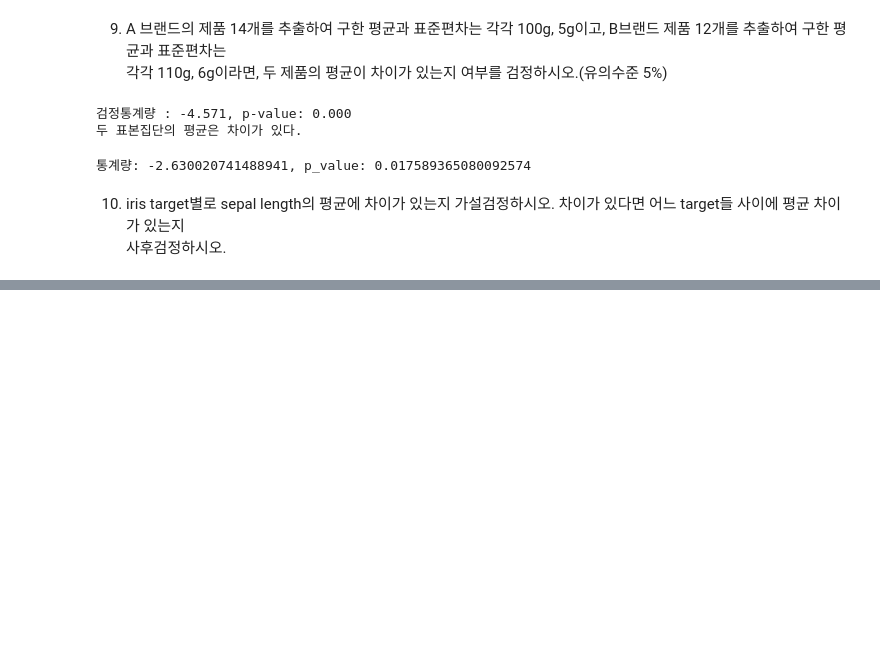
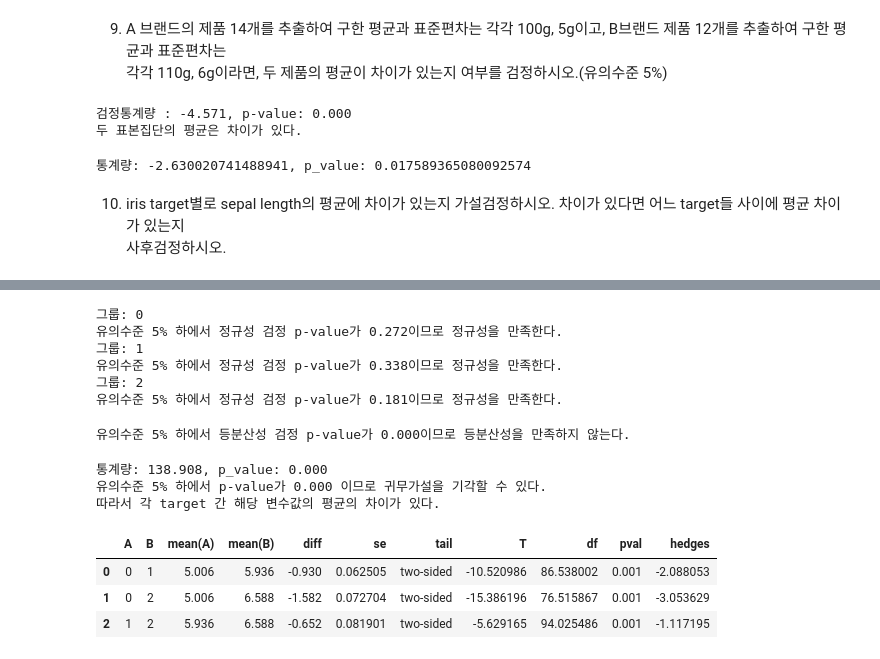
Before and after one commit to qiwerr1004/ADP_go, a Jupyter notebook: final/book/CHAP5.가설검정.ipynb, the cells around one changed output, grey strips where cells are left out. Drawn from its saved outputs; the diff is of its cells as text; code cells hidden in the pictures; blank space fills up the shorter version.

```diff
--- a/final/book/CHAP5.가설검정.ipynb
+++ b/final/book/CHAP5.가설검정.ipynb
@@ -1696,4 +1700,5 @@ import pandas as pd
 
 load = load_iris()
 f_names = [f[:-5] for f in load['feature_names'][:]]
-f_names
+dt = pd.DataFrame(load['data'], columns=f_names)
+dt['target'] = load['target']
@@ -1701,0 +1715,69 @@ f_names
+# %%
+# 분산분석은 기본적으로 정규성, 등분산성, 정규성을 만족해야 하기 때문에 정규성, 등분산성 검정
+# 정규성 검정: Shapiro(소규모)
+# H0: 표본의 모집단이 정규분포와 차이가 없다.
+# H1: 표본의 모집단이 정규분포와 차이가 있다.
+from scipy.stats import shapiro
+
+#각 그룹별 정규성 만족여부 확인
+for target in dt['target'].unique():
+    g_dt = dt[dt['target'] == target]['sepal width']
+    stat, p = shapiro(g_dt)
+    print(f"그룹: {target}")
+    print(f"유의수준 5% 하에서 정규성 검정 p-value가 {p:.3f}이므로 정규성을", "만족한다." if p > 0.05 else "만족하지 않는다.")
+# %% [output]
+그룹: 0
+유의수준 5% 하에서 정규성 검정 p-value가 0.272이므로 정규성을 만족한다.
+그룹: 1
+유의수준 5% 하에서 정규성 검정 p-value가 0.338이므로 정규성을 만족한다.
+그룹: 2
+유의수준 5% 하에서 정규성 검정 p-value가 0.181이므로 정규성을 만족한다.
+# %%
+# 다음으로 등분산성을 만족하는지 여부 확인(barrlett 검정)
+# H0: 집단 간 모분산에는 차이가 없다.
+# H1: 집단 간 모분산에 차이가 있다.
+from scipy.stats import bartlett
+
+# 등분산성 만족여부 확인
+g1 = dt[dt['target'] == 0]['sepal length'].reset_index(drop=True)
+g2 = dt[dt['target'] == 1]['sepal length'].reset_index(drop=True)
+g3 = dt[dt['target'] == 2]['sepal length'].reset_index(drop=True)
+
+bstat, p = bartlett(g1, g2, g3)
+
+print(f"유의수준 5% 하에서 등분산성 검정 p-value가 {p:.3f}이므로 등분산성을", "만족한다." if p > 0.05 else "만족하지 않는다.")
+# %% [output]
+유의수준 5% 하에서 등분산성 검정 p-value가 0.000이므로 등분산성을 만족하지 않는다.
+# %%
+# 분산이 다르므로 이분산인 one-way ANOVA 시행
+# H0: target별 sepal length 평균 차이가 없다.
+# H1: target별 sepal length 평균 차이가 있다.
+from statsmodels.stats.oneway import anova_oneway
+
+# whlch's one-way ANOVA
+model = anova_oneway(data= dt['sepal length'], groups=dt['target'], use_var='unequal')
+
+w_stats, p = model.statistic, model.pvalue
+
+print(f"통계량: {w_stats:.3f}, p_value: {p:.3f}")
+print(f"유의수준 5% 하에서 p-value가 {p:.3f} 이므로 귀무가설을 기각할 수", "있다." if p < 0.05 else "없다.")
+print("따라서 각 target 간 해당 변수값의 평균의 차이가 있다.")
+# %% [output]
+통계량: 138.908, p_value: 0.000
+유의수준 5% 하에서 p-value가 0.000 이므로 귀무가설을 기각할 수 있다.
+따라서 각 target 간 해당 변수값의 평균의 차이가 있다.
+# %%
+# 사후검정 시행: GamesHowell
+
+from pingouin import pairwise_gameshowell
+
+dt2 = dt1.melt()
+
+gw = pairwise_gameshowell(dv='sepal length', between='target', data=dt)
+
+display(gw)
+# %% [output]
+|  | A | B | mean(A) | mean(B) | diff | se | tail | T | df | pval | hedges |
+| 0 | 0 | 1 | 5.006 | 5.936 | -0.930 | 0.062505 | two-sided | -10.520986 | 86.538002 | 0.001 | -2.088053 |
+| 1 | 0 | 2 | 5.006 | 6.588 | -1.582 | 0.072704 | two-sided | -15.386196 | 76.515867 | 0.001 | -3.053629 |
+| 2 | 1 | 2 | 5.936 | 6.588 | -0.652 | 0.081901 | two-sided | -5.629165 | 94.025486 | 0.001 | -1.117195 |
```
Also changed, not shown: parts of 9 cells of this notebook.
